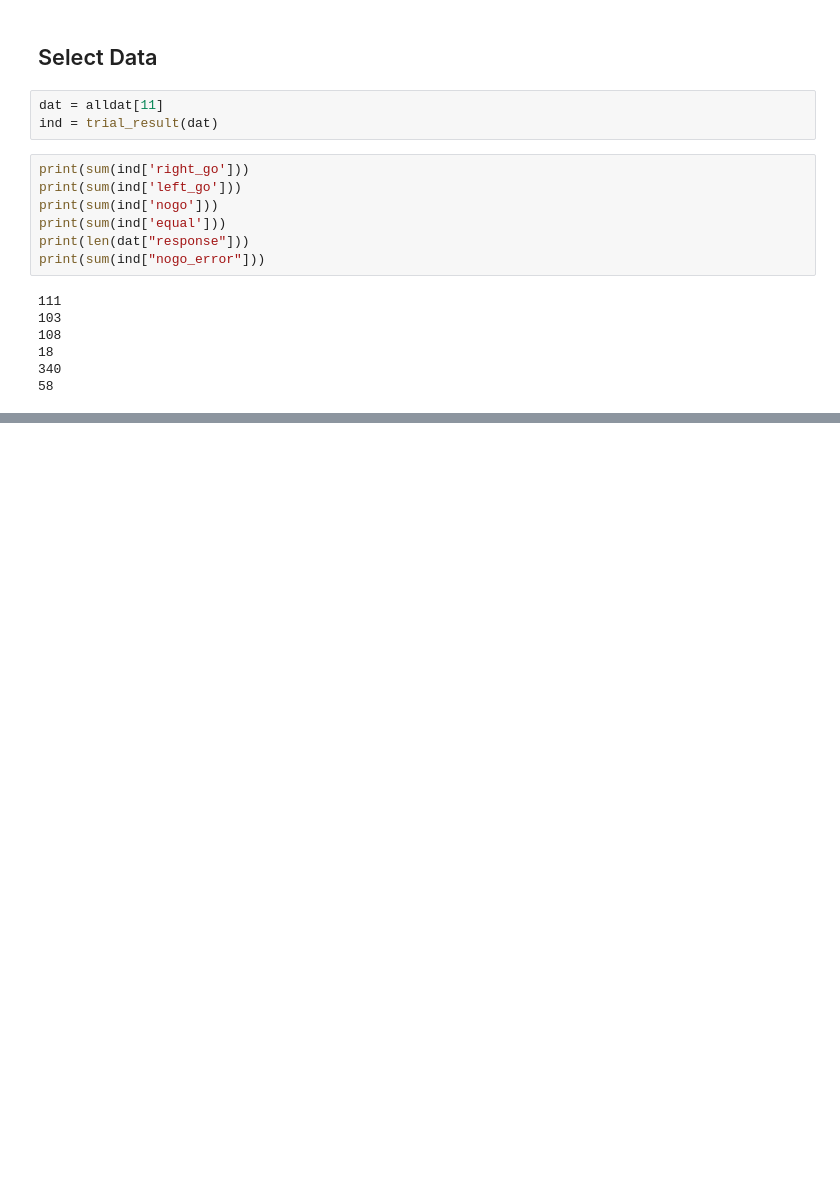
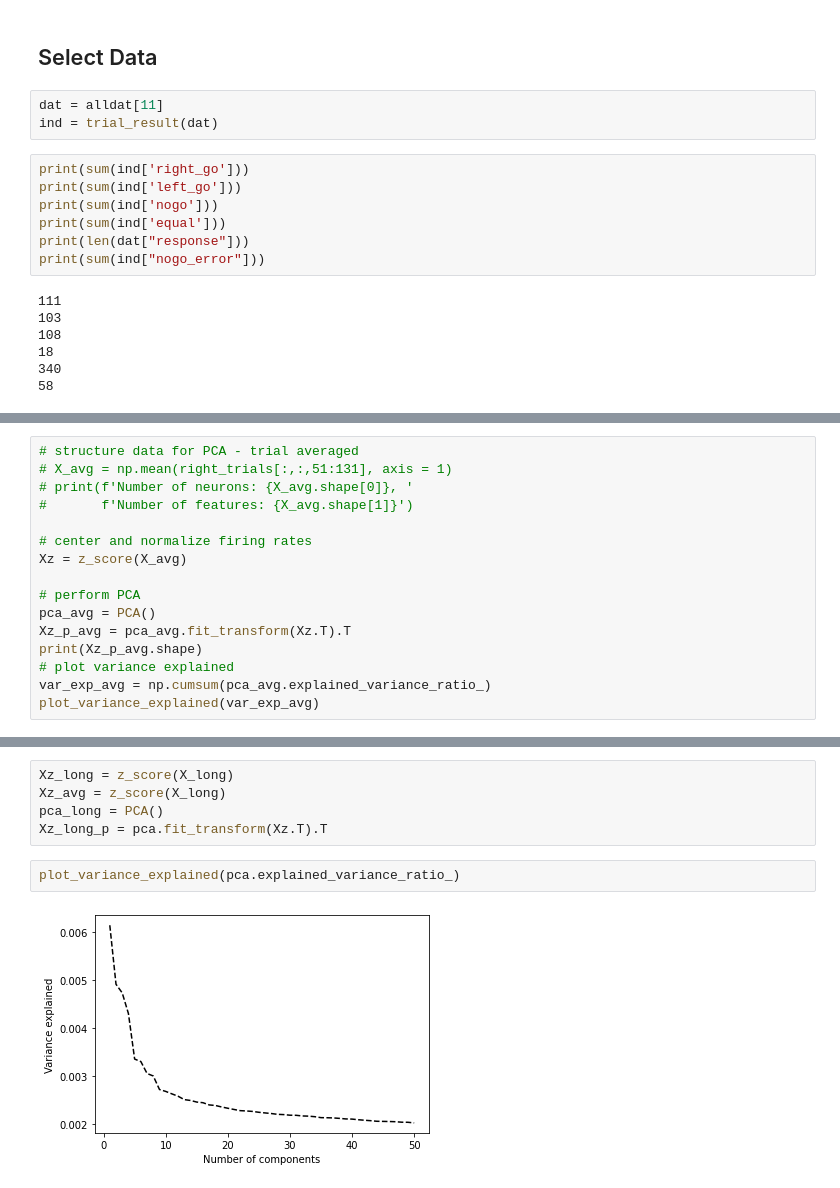
Before and after one commit to kayteeflick/nma_cn_flow_state, a Jupyter notebook: pca.ipynb, the cells around one changed output, grey strips where cells are left out. Saved outputs shown, nothing was run; the diff lists cells and outputs as text; blank space fills up the shorter version.

```diff
--- a/pca.ipynb
+++ b/pca.ipynb
@@ -233,0 +324,16 @@ X.shape
+# %%
+# structure data for PCA - trial averaged
+# X_avg = np.mean(right_trials[:,:,51:131], axis = 1)
+# print(f'Number of neurons: {X_avg.shape[0]}, '
+#       f'Number of features: {X_avg.shape[1]}')
+
+# center and normalize firing rates
+Xz = z_score(X_avg)
+
+# perform PCA
+pca_avg = PCA()
+Xz_p_avg = pca_avg.fit_transform(Xz.T).T
+print(Xz_p_avg.shape)
+# plot variance explained
+var_exp_avg = np.cumsum(pca_avg.explained_variance_ratio_)
+plot_variance_explained(var_exp_avg)
@@ -233,0 +365,9 @@ X.shape
+# %%
+Xz_long = z_score(X_long)
+Xz_avg = z_score(X_long)
+pca_long = PCA()
+Xz_long_p = pca.fit_transform(Xz.T).T
+# %%
+plot_variance_explained(pca.explained_variance_ratio_)
+# %% [output]
+[figure, added]
```
Also changed, not shown: parts of 9 cells of this notebook.
